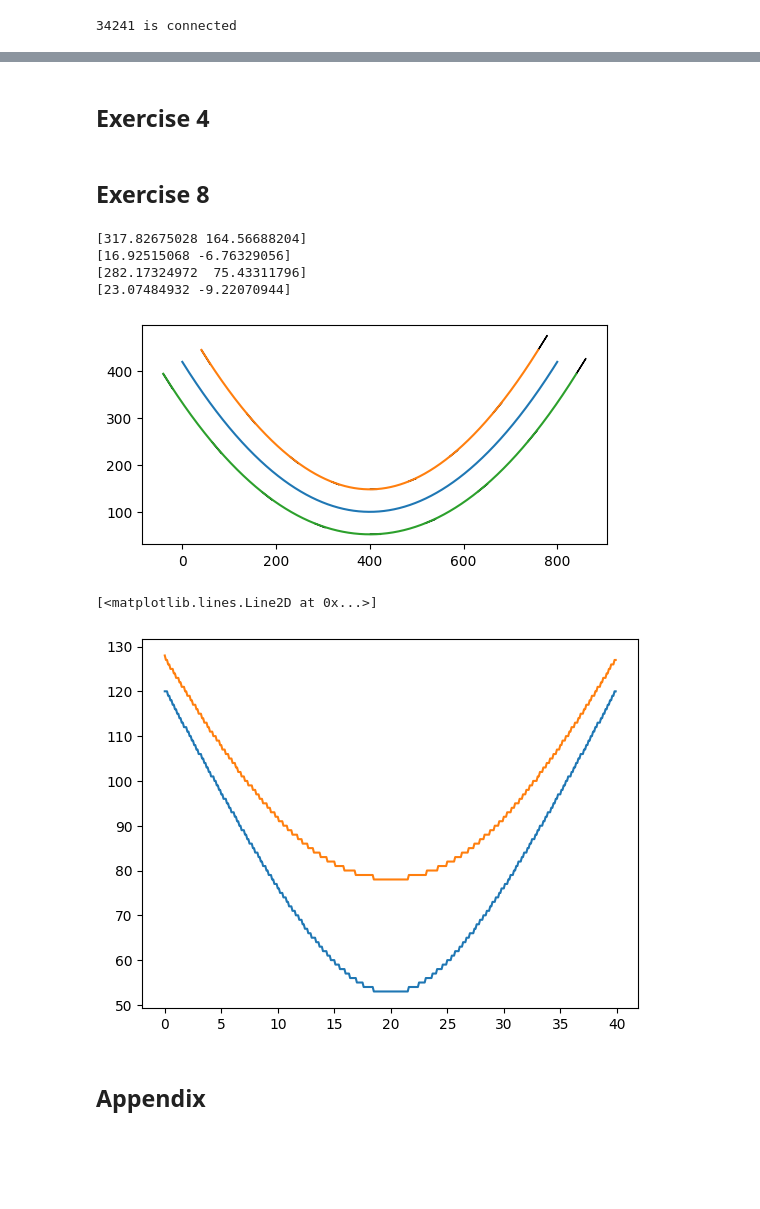
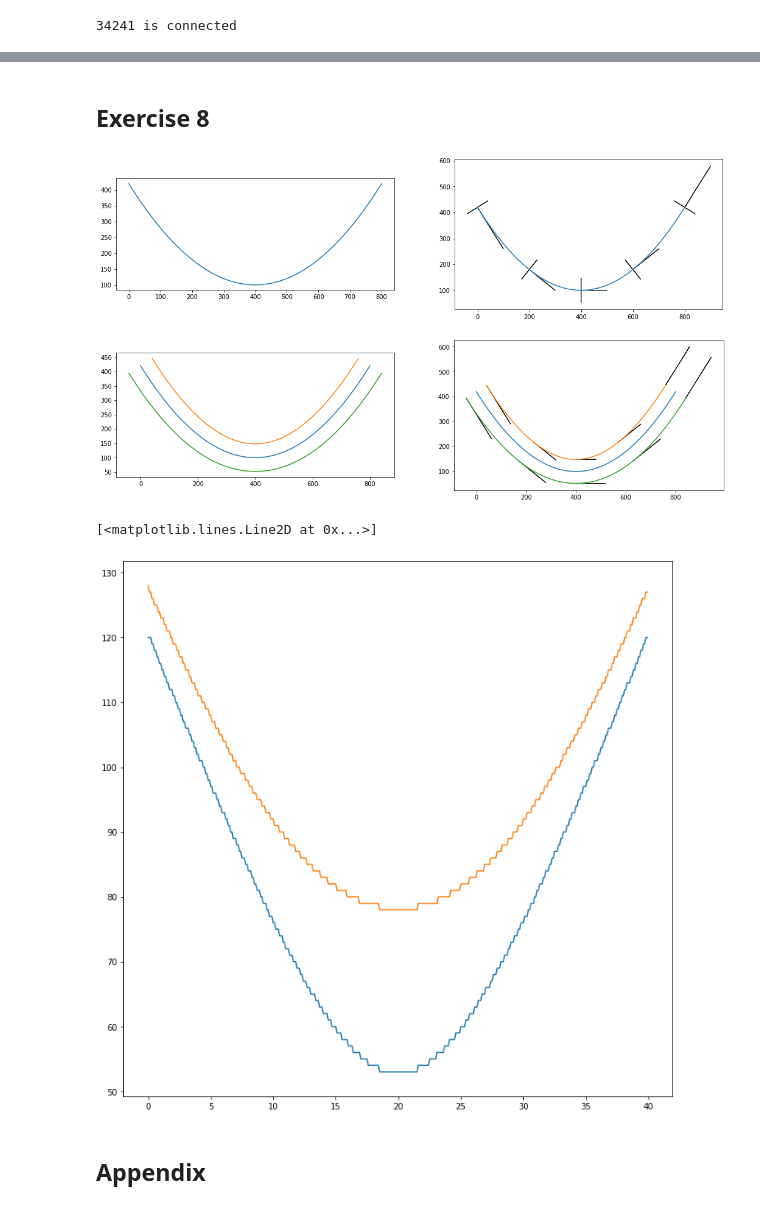
Before and after one commit to Timon0/robo, a Jupyter notebook: M1/exercise8.ipynb, the cells around one changed output, grey strips where cells are left out. Drawn from its saved outputs; the diff is of its cells as text; code cells hidden in the pictures; blank space fills up the shorter version.

Commit message:
Add visuals

```diff
--- a/M1/exercise8.ipynb
+++ b/M1/exercise8.ipynb
@@ -34,17 +22,0 @@ th[id_thymio]["motor.right.target"] = 0
-# %%
-# in mm
-r = 200
-# in mm per second
-v = 90
-v_inner, v_outer = ThymioUtils.curve_velocity(r, v)
-
-th[id_thymio]["leds.top"] = [32, 0, 0]
-th[id_thymio]["motor.left.target"] = v_inner
-th[id_thymio]["motor.right.target"] = v_outer
-
-time.sleep(ThymioUtils.time_for_circle(r, v))
-
-th[id_thymio]["motor.left.target"] = 0
-th[id_thymio]["motor.right.target"] = 0
-
-time.sleep(0.5)
@@ -145,4 +23,2 @@ th[id_thymio]["motor.right.target"] = 0
-# %% [markdown]
-## Exercise 4
 # %% [markdown]
 ## Exercise 8
@@ -235,39 +97,46 @@ def plot_tangents_rotated(times):
 # %%
 x_values = []
 y_values = []
 x_lefts = []
 y_lefts = []
 x_rights = []
 y_rights = []
 
 for i in range(2001):
     t = i/50
     x_value, y_value = c(t)
-    x_left, y_left = rotate_vec_90(c1(t)/np.linalg.norm(c1(t)) * 48)
-    x_right, y_right = rotate_vec_270(c1(t)/np.linalg.norm(c1(t)) * 48)
     x_values.append(x_value)
     y_values.append(y_value)
-    x_lefts.append(x_value + x_left)
-    y_lefts.append(y_value + y_left)
-    x_rights.append(x_value + x_right)
-    y_rights.append(y_value + y_right)
+    x_left, y_left = get_left_wheel(t)
+    x_right, y_right = get_right_wheel(t)
+    x_values.append(x_value)
+    y_values.append(y_value)
+    x_lefts.append(x_left)
+    y_lefts.append(y_left)
+    x_rights.append(x_right)
+    y_rights.append(y_right)
 
-fig, ax = plt.subplots(figsize=(6, 6))
-ax.set_aspect('equal', 'box')
+fig, axs = plt.subplots(2, 2, figsize=(18, 10))
+axs[0, 0].set_aspect('equal', 'box')
+axs[0, 1].set_aspect('equal', 'box')
+axs[1, 0].set_aspect('equal', 'box')
+axs[1, 1].set_aspect('equal', 'box')
 
-ax.plot(x_values, y_values)
-ax.plot(x_lefts, y_lefts)
-ax.plot(x_rights, y_rights)
-plot_tangents_left([0, 5, 10, 15, 20, 25, 30, 35, 40])
-plot_tangents_right([0, 5, 10, 15, 20, 25, 30, 35, 40])
-#plot_tangents([0, 5, 10, 15, 20, 25, 30, 35, 40])
-#plot_tangents_rotated([0, 5, 10, 15, 20, 25, 30, 35, 40])
+
+axs[0, 0].plot(x_values, y_values)
+axs[0, 1].plot(x_values, y_values)
+axs[1, 0].plot(x_values, y_values)
+axs[1, 1].plot(x_values, y_values)
+axs[1, 0].plot(x_lefts, y_lefts)
+axs[1, 0].plot(x_rights, y_rights)
+axs[1, 1].plot(x_lefts, y_lefts)
+axs[1, 1].plot(x_rights, y_rights)
+plot_tangents([0, 10, 20, 30, 40], axs[0, 1])
+plot_tangents_rotated([0, 10, 20, 30, 40], axs[0, 1])
+plot_tangents_left([0, 10, 20, 30, 40], axs[1, 1])
+plot_tangents_right([0, 10, 20, 30, 40], axs[1, 1])
 # %% [output]
-[317.82675028 164.56688204]
-[16.92515068 -6.76329056]
-[282.17324972  75.43311796]
-[23.07484932 -9.22070944]
-[figure, old version]
+[figure, new version]
 # %%
 times = []
 left_speeds = []
@@ -279,11 +148,13 @@ for i in range(400):
     left_speeds.append(mms_to_thymio(np.linalg.norm(c1_left(t))))
     right_speeds.append(mms_to_thymio(np.linalg.norm(c1_right(t))))
 # %%
-plt.plot(times, left_speeds)
-plt.plot(times, right_speeds)
+fig, ax = plt.subplots(figsize=(12, 12))
+
+ax.plot(times, left_speeds)
+ax.plot(times, right_speeds)
 # %% [output]
 [<matplotlib.lines.Line2D at 0x...>]
-[figure, old version]
+[figure, new version]
 # %%
 for speed in zip(left_speeds, right_speeds):
     th[id_thymio]["motor.left.target"] = speed[0]
```
Also changed, not shown: parts of 12 cells of this notebook.
